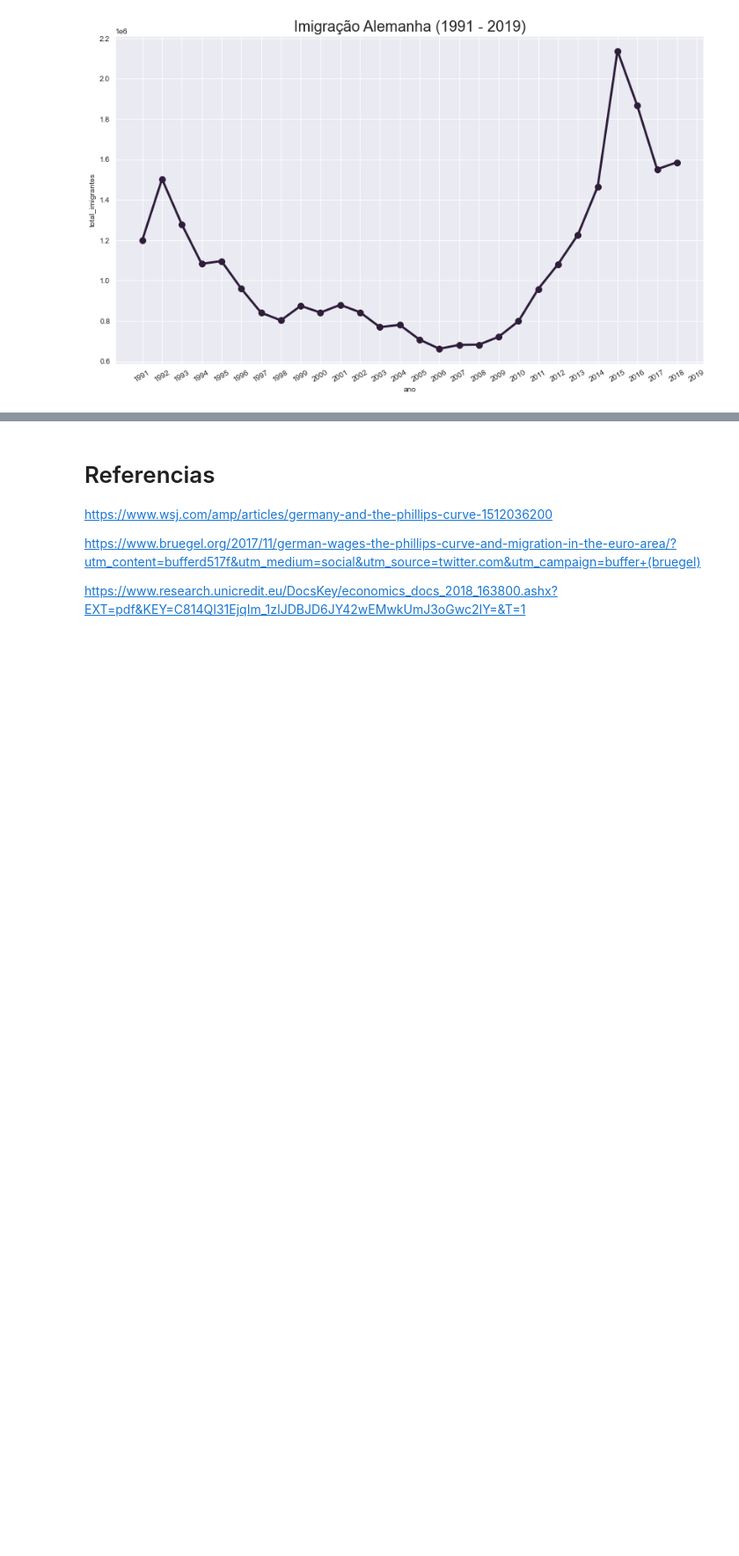
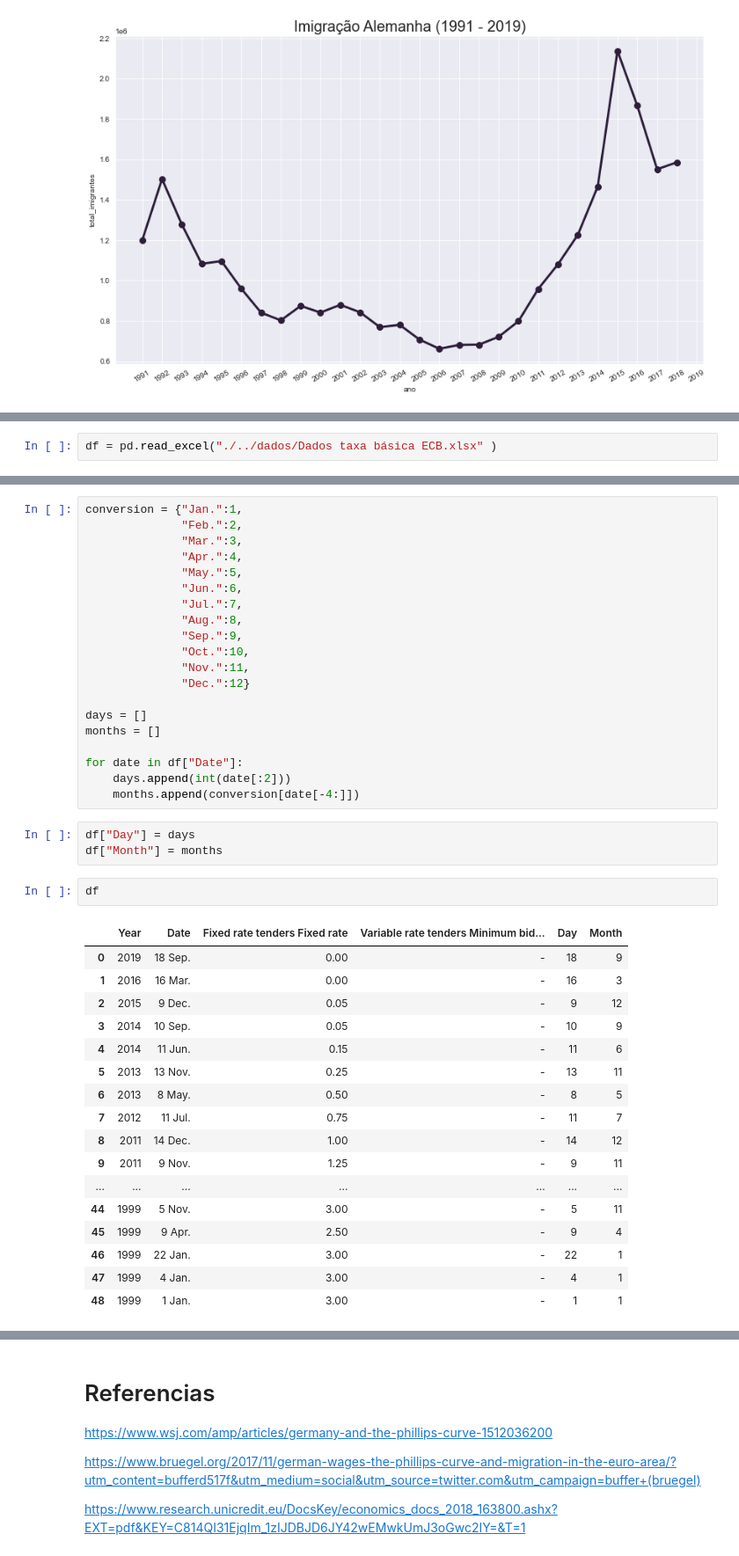
Before and after one commit to rmcnribeiro/T3_ECO-A, a Jupyter notebook: codigos/trabalho_3.ipynb, the cells around one changed output, grey strips where cells are left out. Shown at 88% size. Saved outputs shown, nothing was run; the diff lists cells and outputs as text; blank space fills up the shorter version.

```diff
--- a/codigos/trabalho_3.ipynb
+++ b/codigos/trabalho_3.ipynb
@@ -525,0 +528,2 @@ plt.show()
+# %%
+df = pd.read_excel("./../dados/Dados taxa básica ECB.xlsx" )
@@ -525,0 +536,43 @@ plt.show()
+# %%
+conversion = {"Jan.":1,
+              "Feb.":2,
+              "Mar.":3,
+              "Apr.":4,
+              "May.":5,
+              "Jun.":6,
+              "Jul.":7,
+              "Aug.":8,
+              "Sep.":9,
+              "Oct.":10,
+              "Nov.":11,
+              "Dec.":12}
+
+days = []
+months = []
+
+for date in df["Date"]:
+    days.append(int(date[:2]))
+    months.append(conversion[date[-4:]])
+# %%
+df["Day"] = days
+df["Month"] = months
+# %%
+df
+# %% [output]
+|  | Year | Date | Fixed rate tenders Fixed rate | Variable rate tenders Minimum bid... | Day | Month |
+| 0 | 2019 | 18 Sep. | 0.00 | - | 18 | 9 |
+| 1 | 2016 | 16 Mar. | 0.00 | - | 16 | 3 |
+| 2 | 2015 | 9 Dec. | 0.05 | - | 9 | 12 |
+| 3 | 2014 | 10 Sep. | 0.05 | - | 10 | 9 |
+| 4 | 2014 | 11 Jun. | 0.15 | - | 11 | 6 |
+| 5 | 2013 | 13 Nov. | 0.25 | - | 13 | 11 |
+| 6 | 2013 | 8 May. | 0.50 | - | 8 | 5 |
+| 7 | 2012 | 11 Jul. | 0.75 | - | 11 | 7 |
+| 8 | 2011 | 14 Dec. | 1.00 | - | 14 | 12 |
+| 9 | 2011 | 9 Nov. | 1.25 | - | 9 | 11 |
+| ... | ... | ... | ... | ... | ... | ... |
+| 44 | 1999 | 5 Nov. | 3.00 | - | 5 | 11 |
+| 45 | 1999 | 9 Apr. | 2.50 | - | 9 | 4 |
+| 46 | 1999 | 22 Jan. | 3.00 | - | 22 | 1 |
+| 47 | 1999 | 4 Jan. | 3.00 | - | 4 | 1 |
+| 48 | 1999 | 1 Jan. | 3.00 | - | 1 | 1 |
```
Also changed, not shown: parts of 9 cells of this notebook, 4 other files.
